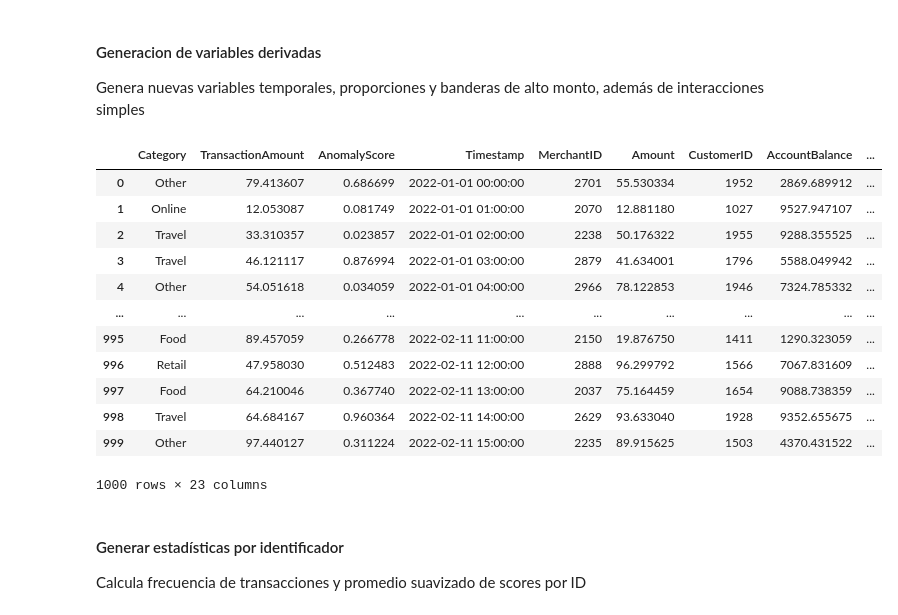
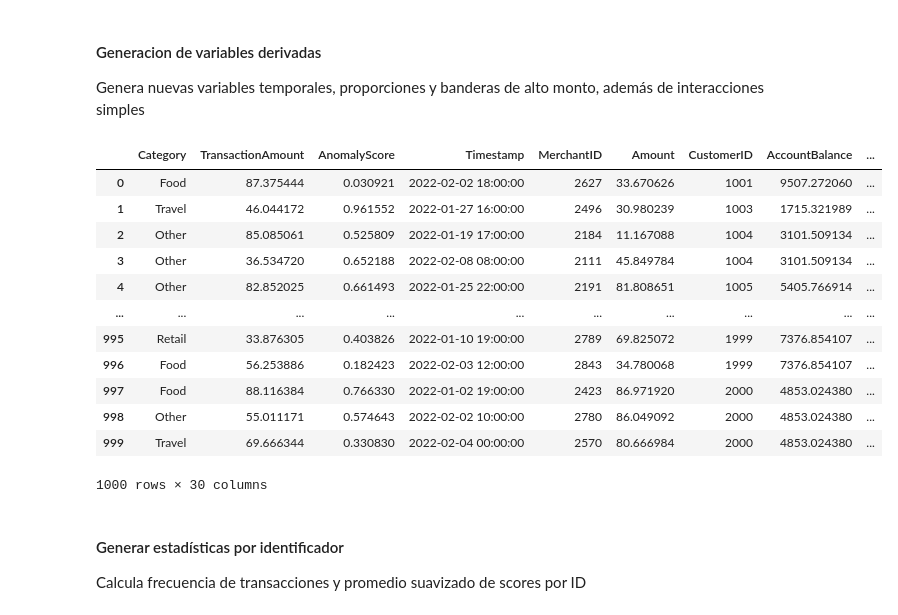
Before and after one commit to Camilabperez/Deteccion-fraude-ML, a Jupyter notebook: training/fraud-detection.ipynb, the cells around one changed output. Saved outputs shown, nothing was run; the diff lists cells and outputs as text; code cells hidden in the pictures.

```diff
--- a/training/fraud-detection.ipynb
+++ b/training/fraud-detection.ipynb
@@ -442,16 +451,17 @@ class FeatureEngineer(BaseEstimator, TransformerMixin):
     def transform(self, X):
         X = X.copy()
 
-        # Drop crudo
-        to_drop = [c for c in self.columns_to_drop if c in X.columns]
-        if to_drop:
-            X.drop(columns=to_drop, inplace=True, errors='ignore')
-
-        # Asegurar datetime
+        # --- PREPARACIÓN INICIAL ---
+        # Asegurar datetime (hazlo al principio)
         if self.ts_col in X.columns:
             X[self.ts_col] = pd.to_datetime(X[self.ts_col], errors='coerce')
         if self.last_login_col in X.columns:
             X[self.last_login_col] = pd.to_datetime(X[self.last_login_col], errors='coerce')
+
+        # Se ordena primero por cliente y luego por tiempo para asegurar la consistencia en los grupos.
+        X = X.sort_values(by=['CustomerID', self.ts_col])
+
+        # --- INGENIERÍA DE FEATURES ---
 
         # Derivadas temporales
         if self.ts_col in X.columns:
@@ -459,7 +469,7 @@ class FeatureEngineer(BaseEstimator, TransformerMixin):
             X['Hour'] = ts.dt.hour
             X['DayOfWeek'] = ts.dt.dayofweek
             X['Month'] = ts.dt.month
-            X['IsWeekend'] = X['DayOfWeek'].isin([5, 6]).astype(int)
+            #X['IsWeekend'] = X['DayOfWeek'].isin([5, 6]).astype(int)
 
             if self.add_hour_cyc:
                 # Codificación cíclica para capturar periodicidad
@@ -482,47 +492,78 @@ class FeatureEngineer(BaseEstimator, TransformerMixin):
             ratio = np.where(np.isfinite(ratio), ratio, np.nan)
             X['TransactionAmountRelativeToBalance'] = pd.Series(ratio).fillna(0)
 
         # Flag de monto alto con umbral aprendido en fit
         if self.high_amount_thr_ is not None and self.amount_col in X.columns:
             X['IsHighAmount'] = (X[self.amount_col] > self.high_amount_thr_).astype(int)
 
         # Interacciones simples
-        if all(c in X.columns for c in [self.amount_col, 'AnomalyScore']):
-            X['Amount_x_Anomaly'] = X[self.amount_col] * X['AnomalyScore']
         if all(c in X.columns for c in ['gap', self.amount_col]):
             X['Gap_x_Amount'] = X['gap'] * X[self.amount_col]
         if all(c in X.columns for c in ['TransactionAmountRelativeToBalance', 'IsWeekend']):
             X['AmountRel_x_IsWeekend'] = X['TransactionAmountRelativeToBalance'] * X['IsWeekend']
 
         # Category como string
         if self.category_col in X.columns:
             X[self.category_col] = X[self.category_col].astype('string')
+
+        # Tiempo desde la última transacción del cliente
+        X['time_since_last_cust_txn'] = X.groupby('CustomerID')['Timestamp'].diff().dt.total_seconds()
+        X['time_since_last_cust_txn'].fillna(-1, inplace=True)
+        # Transacciones en ventanas de tiempo (rolling)
+        X_indexed = X.set_index(self.ts_col)
+        X['cust_txns_last_1h'] = X_indexed.groupby('CustomerID')['TransactionID'].rolling('1H').count().reset_index(0, drop=True)
+        X['cust_txns_last_6h'] = X_indexed.groupby('CustomerID')['TransactionID'].rolling('6H').count().reset_index(0, drop=True)
+        X['cust_txns_last_24h'] = X_indexed.groupby('CustomerID')['TransactionID'].rolling('24H').count().reset_index(0, drop=True)
+
+        # Resetear el índice si es necesario para los siguientes pasos
+        X = X.reset_index(drop=True)
+
+        # Calcula el promedio y la desviación estándar del monto por cliente
+        X['avg_amount_cust'] = X.groupby('CustomerID')['TransactionAmount'].transform('mean')
+        X['std_amount_cust'] = X.groupby('CustomerID')['TransactionAmount'].transform('std')
+        #X['amount_zscore_cust'] = (X['TransactionAmount'] - X['avg_amount_cust']) / (X['std_amount_cust'] + 1e-6)
+
+        X['is_new_merchant_for_cust'] = (X.groupby('CustomerID')['MerchantID'].cumcount() == 0).astype(int)
+
+        X['amount_to_balance_ratio'] = X['TransactionAmount'] / (X['AccountBalance'] + 1e-6)
+
+        # Días únicos en los que un comerciante ha tenido actividad
+        X['merchant_active_days'] = X.groupby('MerchantID')['Timestamp'].transform(lambda x: x.dt.normalize().nunique())
+
+        # Monto promedio de transacción para un comerciante
+        X['avg_amount_merchant'] = X.groupby('MerchantID')['TransactionAmount'].transform('mean')
+
+        # Drop crudo
+        to_drop = [c for c in self.columns_to_drop if c in X.columns]
+        if to_drop:
+            X.drop(columns=to_drop, inplace=True, errors='ignore')
+
 
         return X
 
 
 fe = FeatureEngineer(columns_to_drop=['TransactionID','Name','Age','Address'],
         ts_col='Timestamp', last_login_col='LastLogin',
         amount_col='TransactionAmount', balance_col='AccountBalance',
         category_col='Category', high_amount_q=0.75,
         add_hour_cyc=True, night_hours=(0,6))
 fe.fit(x_data_raw)
 x_data_fe = fe.transform(x_data_raw)
 x_data_fe
 # %% [output]
 |  | Category | TransactionAmount | AnomalyScore | Timestamp | MerchantID | Amount | CustomerID | AccountBalance | ... |
-| 0 | Other | 79.413607 | 0.686699 | 2022-01-01 00:00:00 | 2701 | 55.530334 | 1952 | 2869.689912 | ... |
-| 1 | Online | 12.053087 | 0.081749 | 2022-01-01 01:00:00 | 2070 | 12.881180 | 1027 | 9527.947107 | ... |
-| 2 | Travel | 33.310357 | 0.023857 | 2022-01-01 02:00:00 | 2238 | 50.176322 | 1955 | 9288.355525 | ... |
-| 3 | Travel | 46.121117 | 0.876994 | 2022-01-01 03:00:00 | 2879 | 41.634001 | 1796 | 5588.049942 | ... |
-| 4 | Other | 54.051618 | 0.034059 | 2022-01-01 04:00:00 | 2966 | 78.122853 | 1946 | 7324.785332 | ... |
+| 0 | Food | 87.375444 | 0.030921 | 2022-02-02 18:00:00 | 2627 | 33.670626 | 1001 | 9507.272060 | ... |
+| 1 | Travel | 46.044172 | 0.961552 | 2022-01-27 16:00:00 | 2496 | 30.980239 | 1003 | 1715.321989 | ... |
+| 2 | Other | 85.085061 | 0.525809 | 2022-01-19 17:00:00 | 2184 | 11.167088 | 1004 | 3101.509134 | ... |
+| 3 | Other | 36.534720 | 0.652188 | 2022-02-08 08:00:00 | 2111 | 45.849784 | 1004 | 3101.509134 | ... |
+| 4 | Other | 82.852025 | 0.661493 | 2022-01-25 22:00:00 | 2191 | 81.808651 | 1005 | 5405.766914 | ... |
 | ... | ... | ... | ... | ... | ... | ... | ... | ... | ... |
-| 995 | Food | 89.457059 | 0.266778 | 2022-02-11 11:00:00 | 2150 | 19.876750 | 1411 | 1290.323059 | ... |
-| 996 | Retail | 47.958030 | 0.512483 | 2022-02-11 12:00:00 | 2888 | 96.299792 | 1566 | 7067.831609 | ... |
-| 997 | Food | 64.210046 | 0.367740 | 2022-02-11 13:00:00 | 2037 | 75.164459 | 1654 | 9088.738359 | ... |
-| 998 | Travel | 64.684167 | 0.960364 | 2022-02-11 14:00:00 | 2629 | 93.633040 | 1928 | 9352.655675 | ... |
-| 999 | Other | 97.440127 | 0.311224 | 2022-02-11 15:00:00 | 2235 | 89.915625 | 1503 | 4370.431522 | ... |
+| 995 | Retail | 33.876305 | 0.403826 | 2022-01-10 19:00:00 | 2789 | 69.825072 | 1999 | 7376.854107 | ... |
+| 996 | Food | 56.253886 | 0.182423 | 2022-02-03 12:00:00 | 2843 | 34.780068 | 1999 | 7376.854107 | ... |
+| 997 | Food | 88.116384 | 0.766330 | 2022-01-02 19:00:00 | 2423 | 86.971920 | 2000 | 4853.024380 | ... |
+| 998 | Other | 55.011171 | 0.574643 | 2022-02-02 10:00:00 | 2780 | 86.049092 | 2000 | 4853.024380 | ... |
+| 999 | Travel | 69.666344 | 0.330830 | 2022-02-04 00:00:00 | 2570 | 80.666984 | 2000 | 4853.024380 | ... |
-1000 rows × 23 columns
+1000 rows × 30 columns
 # %% [markdown]
 #### Generar estadísticas por identificador
 Calcula frecuencia de transacciones y promedio suavizado de scores por ID
```
Also changed, not shown: parts of 74 cells of this notebook, 1 other file.
